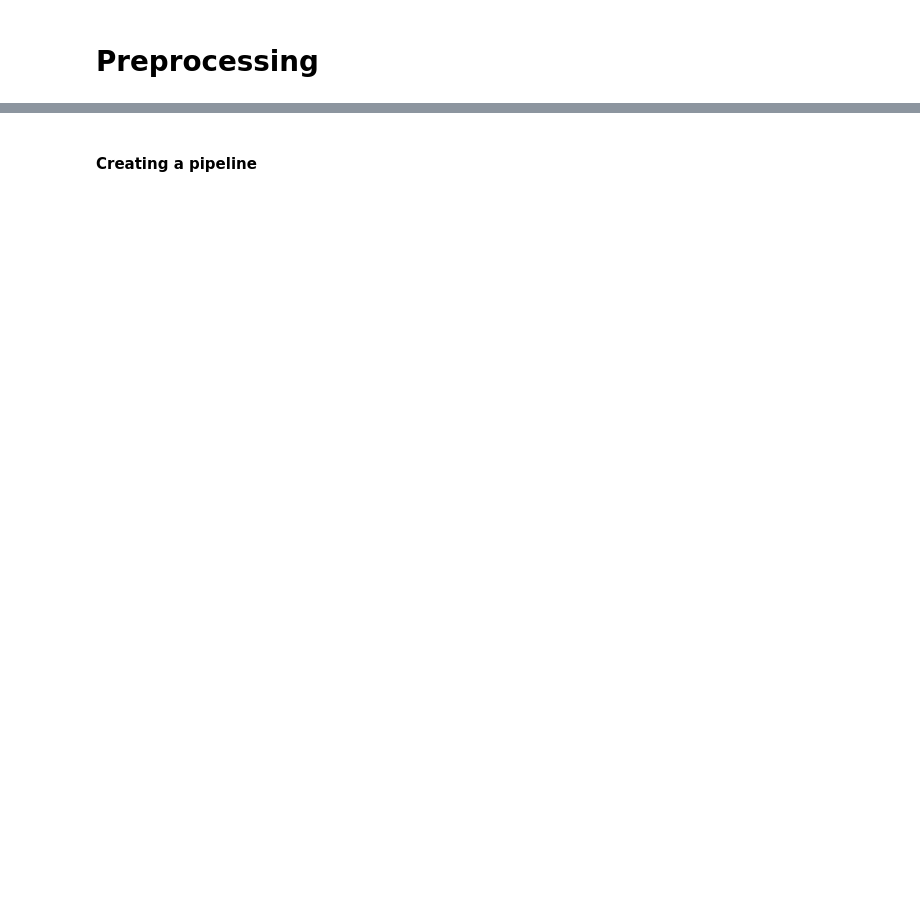
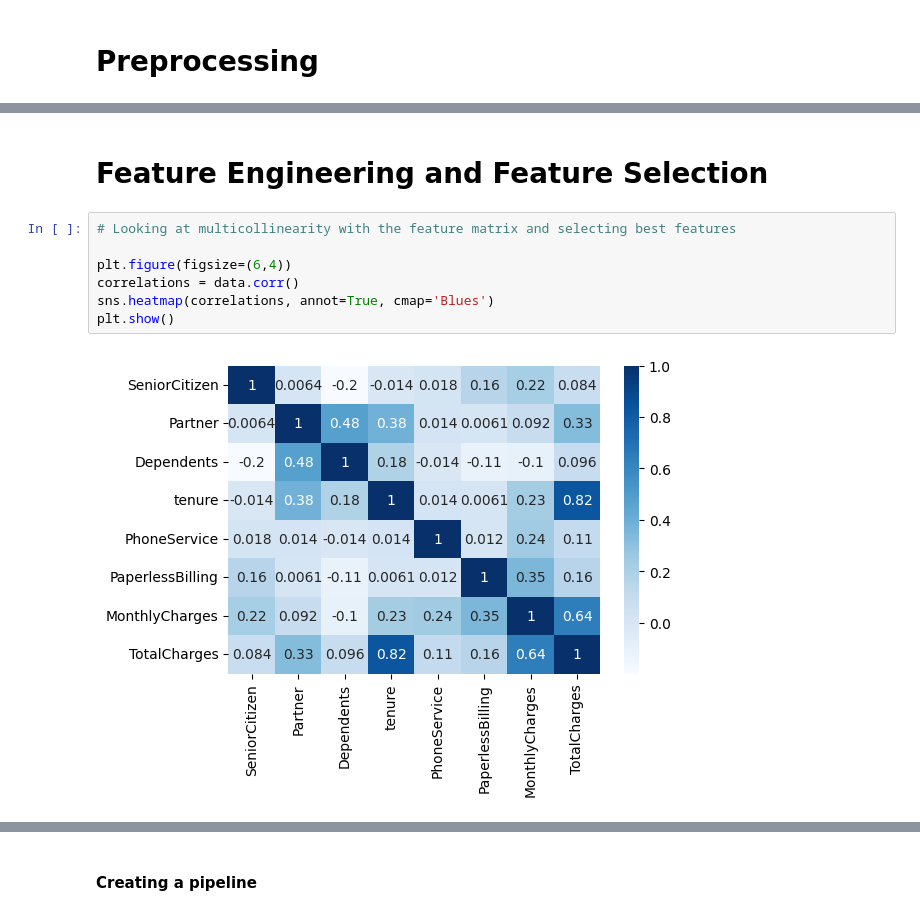
Before and after one commit to Ephicho/Classification, a Jupyter notebook: classification.ipynb, the cells around one changed output, grey strips where cells are left out. Cells and saved outputs as stored; diff of their text form; blank space fills up the shorter version.

```diff
--- a/classification.ipynb
+++ b/classification.ipynb
@@ -327,0 +455,11 @@ from sklearn.metrics import confusion_matrix
+# %% [markdown]
+# Feature Engineering and Feature Selection
+# %%
+# Looking at multicollinearity with the feature matrix and selecting best features
+
+plt.figure(figsize=(6,4))
+correlations = data.corr()
+sns.heatmap(correlations, annot=True, cmap='Blues')
+plt.show()
+# %% [output]
+[figure, added]
```
Also changed, not shown: parts of 13 cells of this notebook, 1 other file.
